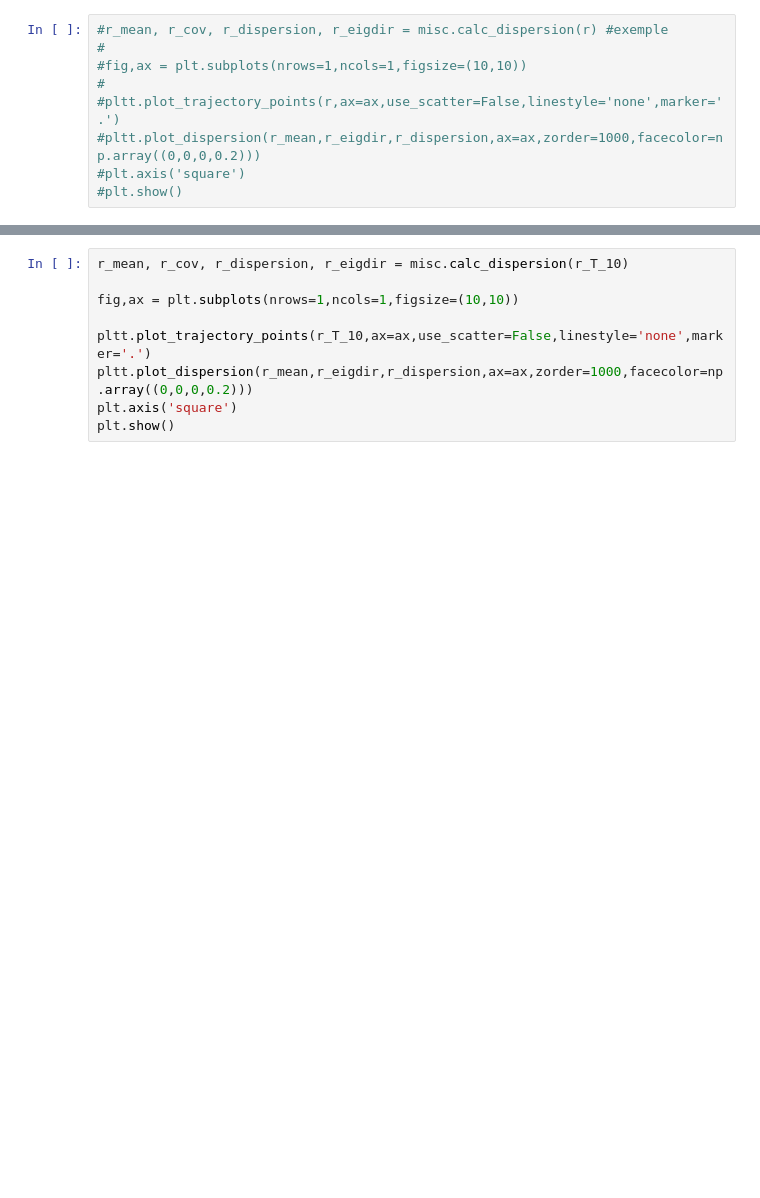
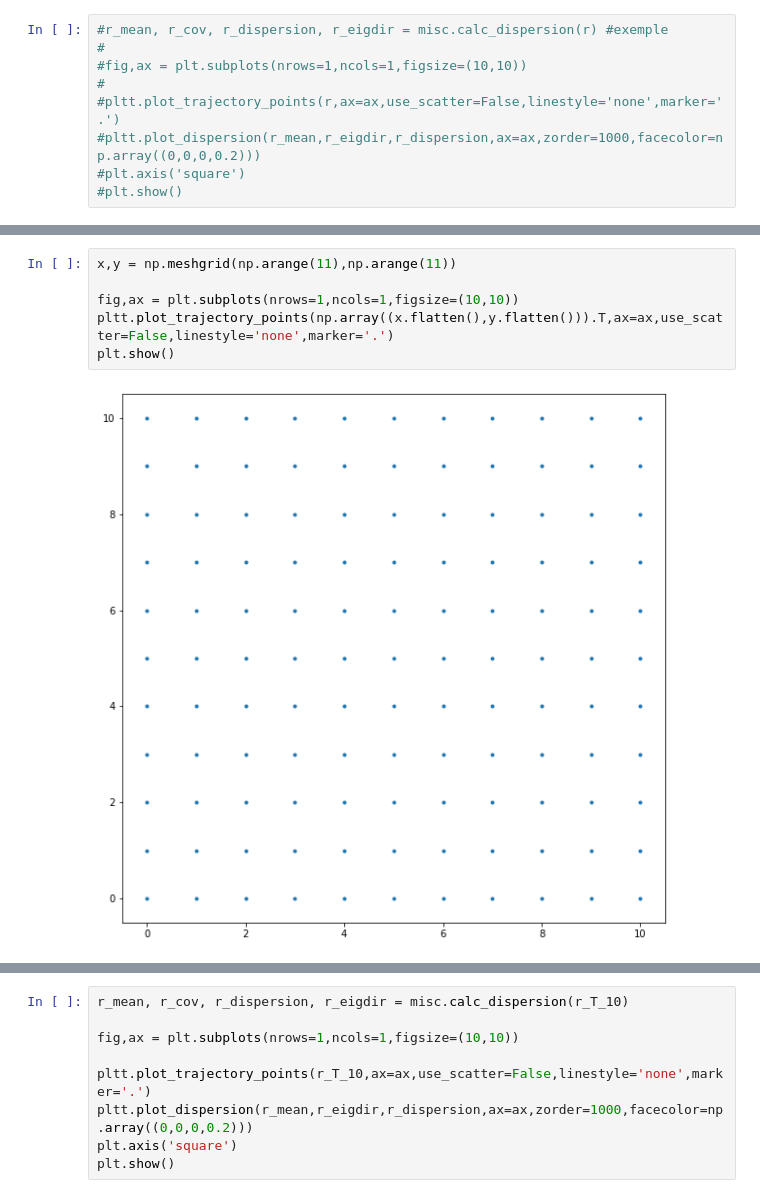
Before and after one commit to Haasa1/ICneuro, a Jupyter notebook: RandomWalk_2D.ipynb, the cells around one changed output, grey strips where cells are left out. Drawn from its saved outputs; the diff is of its cells as text; blank space fills up the shorter version.

```diff
--- a/RandomWalk_2D.ipynb
+++ b/RandomWalk_2D.ipynb
@@ -120,3 +178,11 @@ r_T_1000 = np.column_stack((lista_x[:,3],lista_y[:,3]))
+# %%
+x,y = np.meshgrid(np.arange(11),np.arange(11))
+
+fig,ax = plt.subplots(nrows=1,ncols=1,figsize=(10,10))
+pltt.plot_trajectory_points(np.array((x.flatten(),y.flatten())).T,ax=ax,use_scatter=False,linestyle='none',marker='.')
+plt.show()
+# %% [output]
+[figure, added]
 # %%
 r_mean, r_cov, r_dispersion, r_eigdir = misc.calc_dispersion(r_T_5)
 
```
Also changed, not shown: parts of 11 cells of this notebook, 2 other files.
